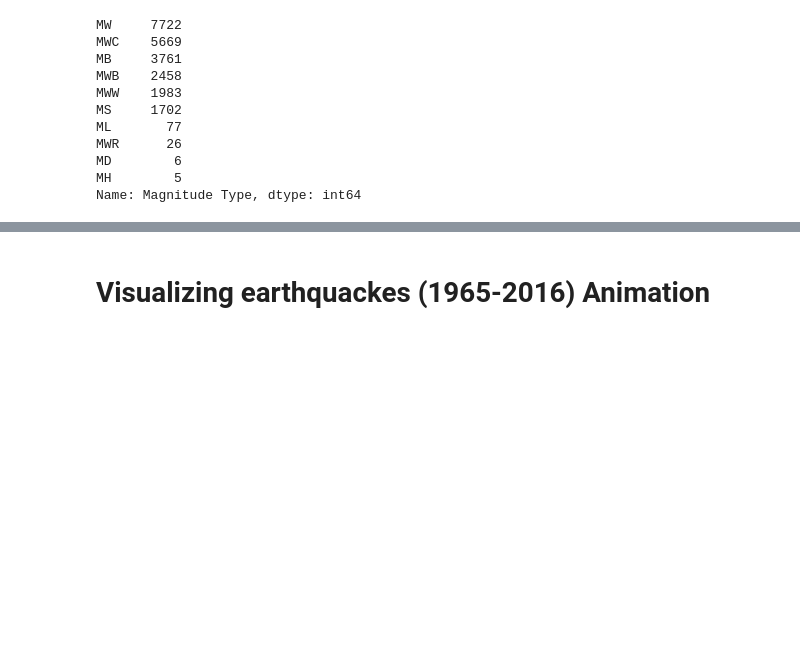
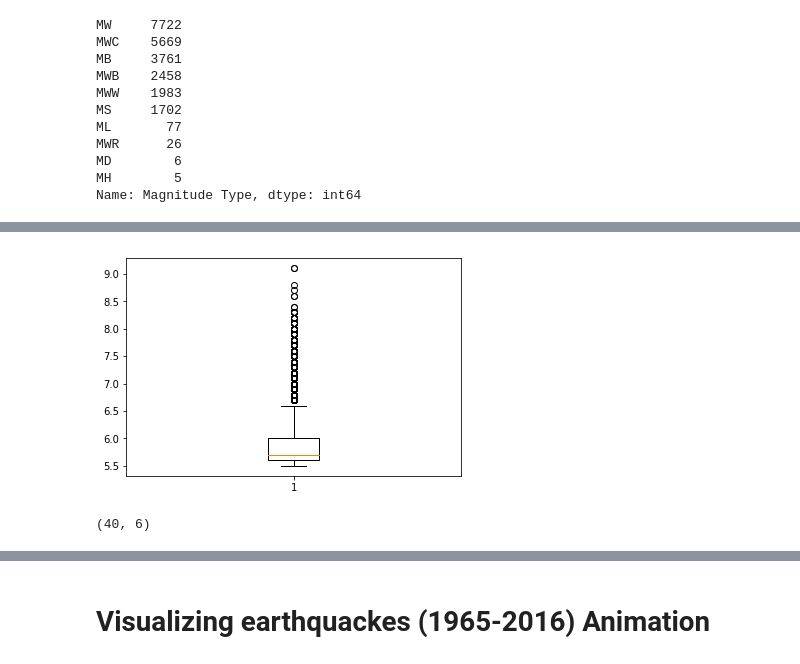
Before and after one commit to Conglang/DeepOps, a Jupyter notebook: Op4_predict_magnitude_of_earthquake/predict_magnitude_of_earthquake.ipynb, the cells around one changed output, grey strips where cells are left out. Cells and saved outputs as stored; diff of their text form; code cells hidden in the pictures; blank space fills up the shorter version.

```diff
--- a/Op4_predict_magnitude_of_earthquake/predict_magnitude_of_earthquake.ipynb
+++ b/Op4_predict_magnitude_of_earthquake/predict_magnitude_of_earthquake.ipynb
@@ -73,0 +131,10 @@ Name: Magnitude Type, dtype: int64
+# %%
+plt.boxplot(earth["Magnitude"])
+plt.show()
+# %% [output]
+[figure, added]
+# %%
+highly_affected = earth[earth["Magnitude"]>=8]
+print(highly_affected.shape)
+# %% [output]
+(40, 6)
```
Also changed, not shown: parts of 16 cells of this notebook.
